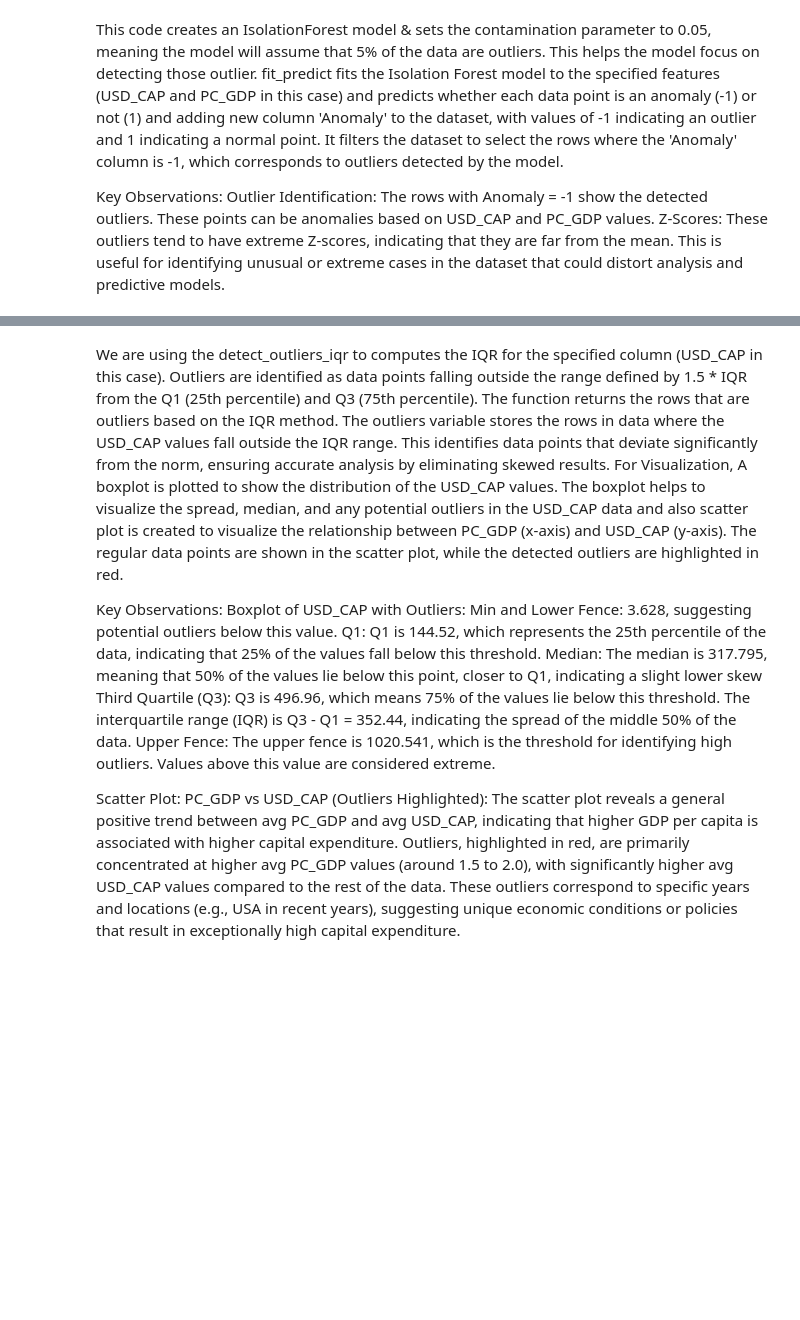
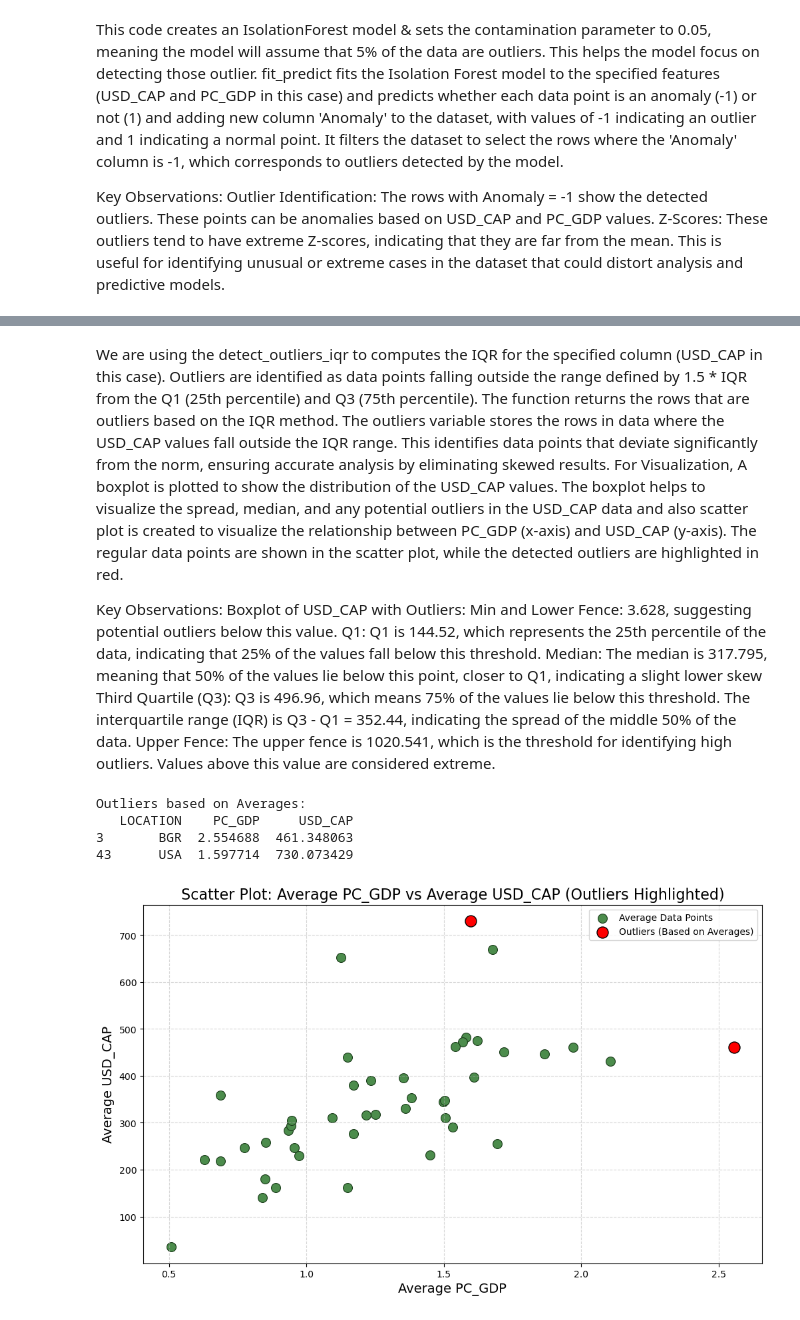
Before and after one commit to tqq199548/Team-2-Cohort-5, a Jupyter notebook: Identifying Top 10 and Bottom 10 Spenders with graphs.ipynb, the cells around one changed output, grey strips where cells are left out. Saved outputs shown, nothing was run; the diff lists cells and outputs as text; code cells hidden in the pictures; blank space fills up the shorter version.

Commit message:
Updated sctter plot

```diff
--- a/Identifying Top 10 and Bottom 10 Spenders with graphs.ipynb
+++ b/Identifying Top 10 and Bottom 10 Spenders with graphs.ipynb
@@ -361,8 +323,65 @@ Boxplot of USD_CAP with Outliers:
  Median: The median is 317.795, meaning that 50% of the values lie below this point, closer to Q1, indicating a slight lower skew
  Third Quartile (Q3): Q3 is 496.96, which means 75% of the values lie below this threshold. The interquartile range (IQR) is Q3 - Q1 = 352.44, indicating the spread of the middle 50% of the data.
  Upper Fence: The upper fence is 1020.541, which is the threshold for identifying high outliers. Values above this value are considered extreme.
-
-Scatter Plot: PC_GDP vs USD_CAP (Outliers Highlighted):
- The scatter plot reveals a general positive trend between avg PC_GDP and avg USD_CAP, indicating that higher GDP per capita is associated with higher capital expenditure.
- Outliers, highlighted in red, are primarily concentrated at higher avg PC_GDP values (around 1.5 to 2.0), with significantly higher  avg USD_CAP values compared to the rest of the data.
- These outliers correspond to specific years and locations (e.g., USA in recent years), suggesting unique economic conditions or policies that result in exceptionally high capital expenditure.
+# %%
+import pandas as pd
+import matplotlib.pyplot as plt
+import seaborn as sns
+
+# Load Dataset
+file_path = r"C:\Users\kaurp\Team_2_Pharmaceutical_Drug_Spending_by_Countries\flat-ui__data-Tue Mar 11 2025.csv"
+data = pd.read_csv(file_path)
+
+# ---- 1. Calculate Average USD_CAP and PC_GDP per Country ----
+average_data = data.groupby('LOCATION')[['PC_GDP', 'USD_CAP']].mean().reset_index()
+
+# ---- 2. Detect Outliers Using IQR on Averages ----
+def detect_outliers_iqr(df, columns):
+    """Detects outliers using IQR for multiple columns."""
+    outliers = pd.DataFrame()
+
+    for column in columns:
+        Q1 = df[column].quantile(0.25)
+        Q3 = df[column].quantile(0.75)
+        IQR = Q3 - Q1
+        lower_bound = Q1 - 1.5 * IQR
+        upper_bound = Q3 + 1.5 * IQR
+
+        # Filter outliers for the current column
+        outliers = pd.concat([outliers, df[(df[column] < lower_bound) | (df[column] > upper_bound)]])
+
+    # Remove duplicates
+    outliers = outliers.drop_duplicates()
+    return outliers
+
+# Apply outlier detection on the averaged data
+outliers_avg = detect_outliers_iqr(average_data, ['PC_GDP', 'USD_CAP'])
+
+# Display Outliers
+print("\nOutliers based on Averages:")
+print(outliers_avg)
+
+# ---- 3. Scatter Plot of Averages with Outliers Highlighted ----
+plt.figure(figsize=(12, 7))
+
+# Plot normal points in green
+sns.scatterplot(x=average_data['PC_GDP'], y=average_data['USD_CAP'],
+                label='Average Data Points', color='#4c8c4c', edgecolor='#1b3d1b', s=100)
+
+# Plot outliers in red
+sns.scatterplot(x=outliers_avg['PC_GDP'], y=outliers_avg['USD_CAP'],
+                label='Outliers (Based on Averages)', color='red', edgecolor='black', s=150)
+
+# Styling
+plt.title('Scatter Plot: Average PC_GDP vs Average USD_CAP (Outliers Highlighted)', fontsize=16)
+plt.xlabel('Average PC_GDP', fontsize=14)
+plt.ylabel('Average USD_CAP', fontsize=14)
+plt.legend()
+plt.grid(True, linestyle='--', alpha=0.5)
+plt.show()
+# %% [output]
+Outliers based on Averages:
+   LOCATION    PC_GDP     USD_CAP
+3       BGR  2.554688  461.348063
+43      USA  1.597714  730.073429
+[figure, added]
```
Also changed, not shown: parts of 4 cells of this notebook, 1 other file.
